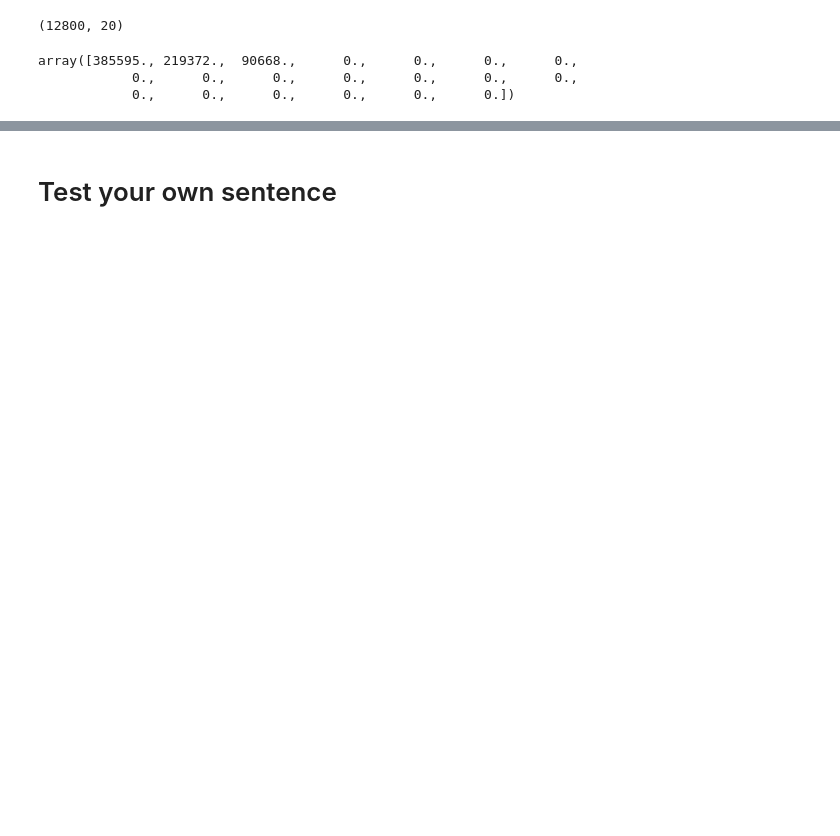
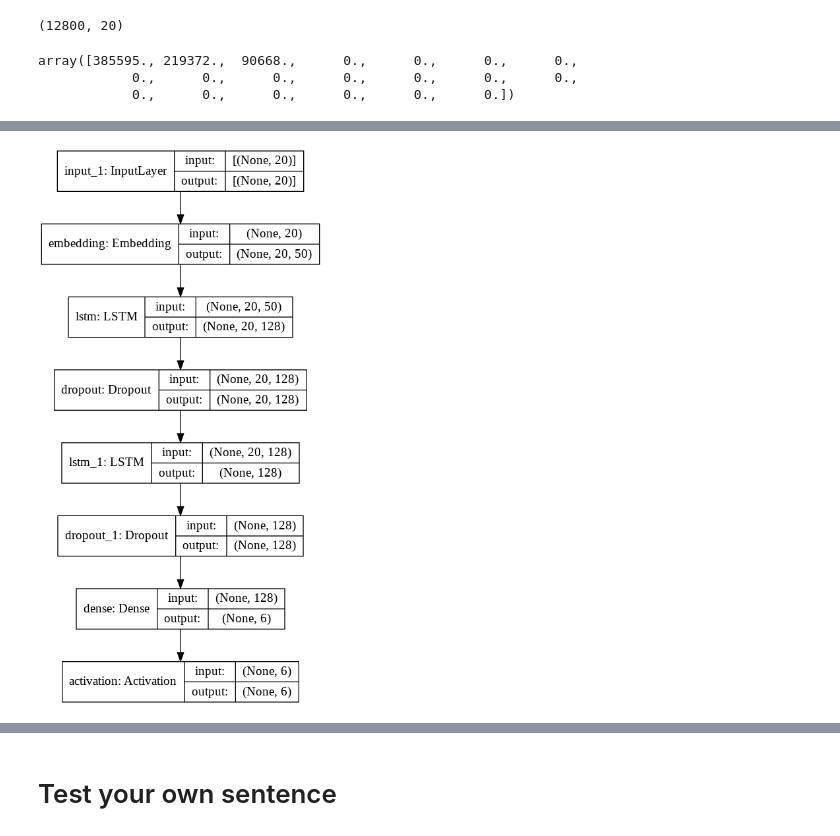
Before and after one commit to HEMANT8215/NLP_Projects, a Jupyter notebook: Sentiment_Analysis/Sentiment_Analysis_LSTMs_Keras.ipynb, the cells around one changed output, grey strips where cells are left out. Drawn from its saved outputs; the diff is of its cells as text; code cells hidden in the pictures; blank space fills up the shorter version.

```diff
--- a/Sentiment_Analysis/Sentiment_Analysis_LSTMs_Keras.ipynb
+++ b/Sentiment_Analysis/Sentiment_Analysis_LSTMs_Keras.ipynb
@@ -302,6 +303,10 @@ Total params: 20,224,056
 Trainable params: 224,006
 Non-trainable params: 20,000,050
 _________________________________________________________________
+# %%
+tf.keras.utils.plot_model(model, show_shapes = True, show_layer_names= True)
+# %% [output]
+[figure, added]
 # %%
 model.compile(loss='categorical_crossentropy', optimizer='adam', metrics=['accuracy'])
 # %%
```
Also changed, not shown: parts of 16 cells of this notebook, 2 other files.
